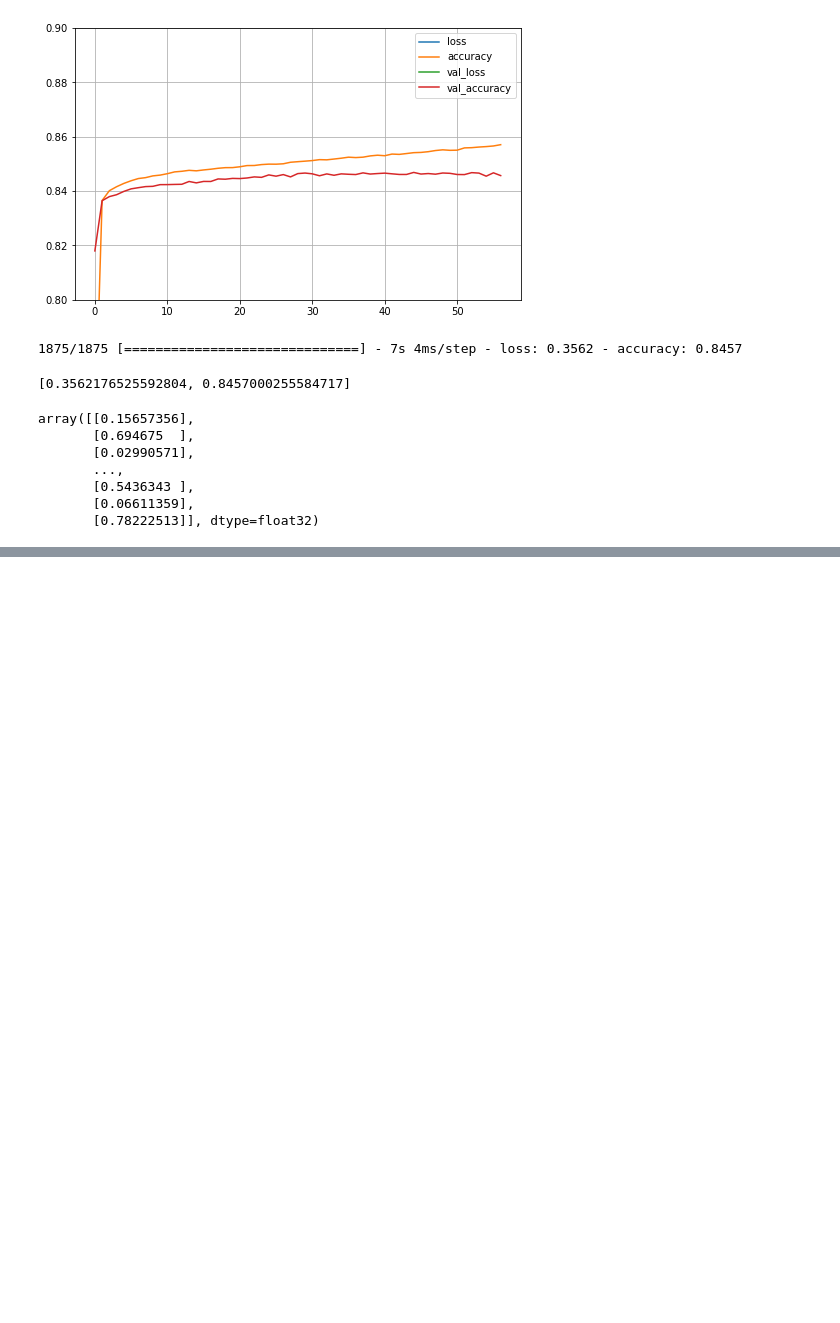
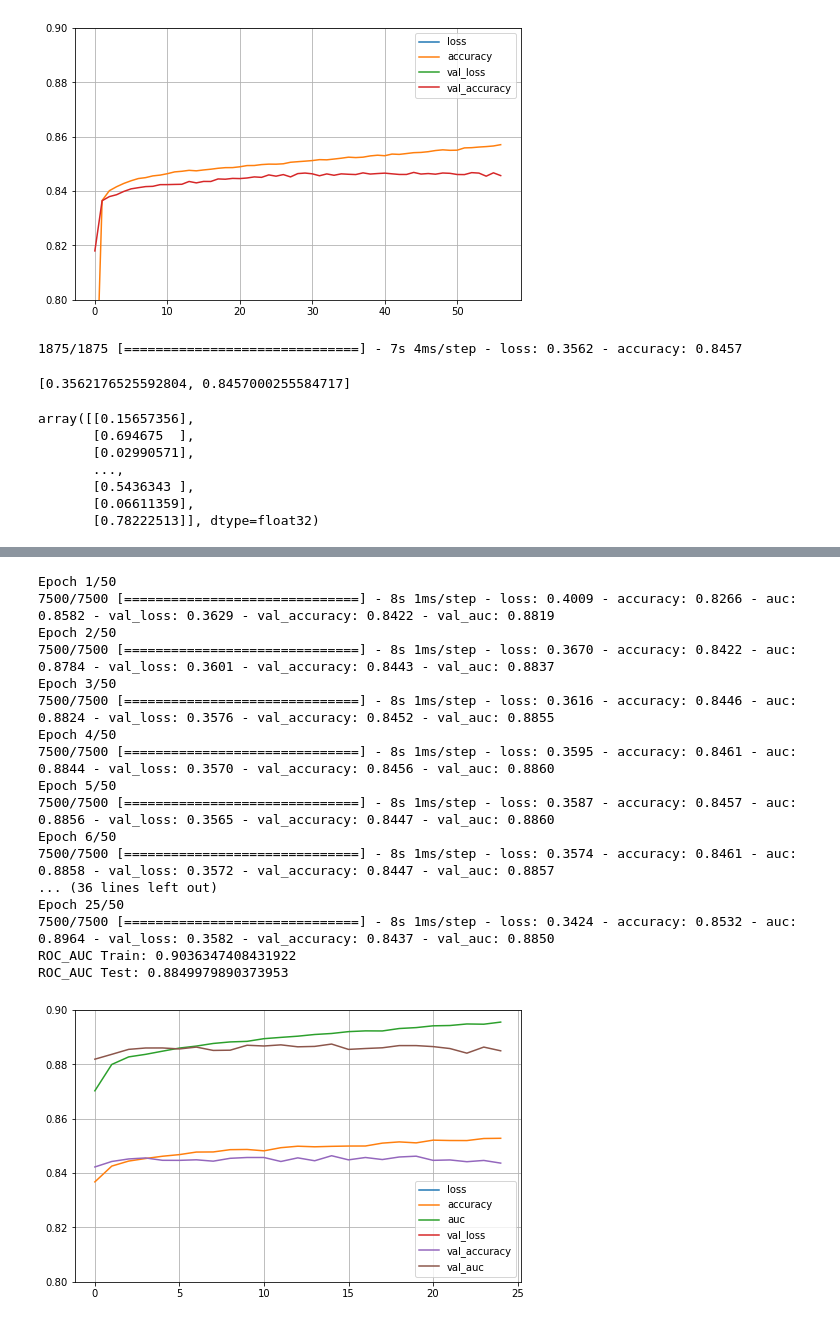
Before and after one commit to JonasSchroeder/Kaggel-Tabular-Playground-Series-2021, a Jupyter notebook: Mar 2021/Kaggle TPS 2021 - March.ipynb, the cells around one changed output, grey strips where cells are left out. Cells and saved outputs as stored; diff of their text form; code cells hidden in the pictures; blank space fills up the shorter version.

```diff
--- a/Mar 2021/Kaggle TPS 2021 - March.ipynb
+++ b/Mar 2021/Kaggle TPS 2021 - March.ipynb
@@ -1477,0 +1613,67 @@ export_df.to_csv(f"output/sequential_deeper_{name_add}.csv", index=False)
+# %%
+# Leaky ReLu activation + Batch Normalization
+
+import tensorflow as tf
+from tensorflow import keras
+
+# Model definition
+model = keras.models.Sequential([
+    keras.layers.Dense(100, kernel_initializer="he_normal"),
+    keras.layers.LeakyReLU(alpha=0.2),
+    keras.layers.BatchNormalization(),
+    keras.layers.Dense(100, kernel_initializer="he_normal"),
+    keras.layers.LeakyReLU(alpha=0.2),
+    keras.layers.BatchNormalization(),
+    keras.layers.Dense(1, activation="sigmoid")
+])
+
+optimizer = keras.optimizers.SGD(lr=0.01)
+
+model.compile(loss="binary_crossentropy",
+             optimizer=optimizer,
+             metrics=["accuracy", "AUC"])
+
+# fit the model
+history = model.fit(X_train, y_train, epochs=50,
+                    validation_data=(X_valid, y_valid),
+                    callbacks=[keras.callbacks.EarlyStopping(patience=10)])
+
+# plot learning curves
+import pandas as pd
+import matplotlib.pyplot as plt
+
+pd.DataFrame(history.history).plot(figsize=(8, 5))
+plt.grid(True)
+plt.gca().set_ylim(0.8,0.9)
+
+# ROC scores
+from sklearn.metrics import roc_curve, auc
+
+y_train_pred = model.predict(X_train)
+fpr, tpr, threshold = roc_curve(y_train, y_train_pred)
+roc_auc = auc(fpr, tpr)
+print("ROC_AUC Train: " + str(roc_auc))
+
+y_valid_pred = model.predict(X_valid)
+fpr, tpr, threshold = roc_curve(y_valid, y_valid_pred)
+roc_auc = auc(fpr, tpr)
+print("ROC_AUC Test: " + str(roc_auc))
+# %% [output]
+Epoch 1/50
+7500/7500 [==============================] - 8s 1ms/step - loss: 0.4009 - accuracy: 0.8266 - auc: 0.8582 - val_loss: 0.3629 - val_accuracy: 0.8422 - val_auc: 0.8819
+Epoch 2/50
+7500/7500 [==============================] - 8s 1ms/step - loss: 0.3670 - accuracy: 0.8422 - auc: 0.8784 - val_loss: 0.3601 - val_accuracy: 0.8443 - val_auc: 0.8837
+Epoch 3/50
+7500/7500 [==============================] - 8s 1ms/step - loss: 0.3616 - accuracy: 0.8446 - auc: 0.8824 - val_loss: 0.3576 - val_accuracy: 0.8452 - val_auc: 0.8855
+Epoch 4/50
+7500/7500 [==============================] - 8s 1ms/step - loss: 0.3595 - accuracy: 0.8461 - auc: 0.8844 - val_loss: 0.3570 - val_accuracy: 0.8456 - val_auc: 0.8860
+Epoch 5/50
+7500/7500 [==============================] - 8s 1ms/step - loss: 0.3587 - accuracy: 0.8457 - auc: 0.8856 - val_loss: 0.3565 - val_accuracy: 0.8447 - val_auc: 0.8860
+Epoch 6/50
+7500/7500 [==============================] - 8s 1ms/step - loss: 0.3574 - accuracy: 0.8461 - auc: 0.8858 - val_loss: 0.3572 - val_accuracy: 0.8447 - val_auc: 0.8857
+... (36 lines left out)
+Epoch 25/50
+7500/7500 [==============================] - 8s 1ms/step - loss: 0.3424 - accuracy: 0.8532 - auc: 0.8964 - val_loss: 0.3582 - val_accuracy: 0.8437 - val_auc: 0.8850
+ROC_AUC Train: 0.9036347408431922
+ROC_AUC Test: 0.8849979890373953
+[figure, added]
```
Also changed, not shown: parts of 6 cells of this notebook.
